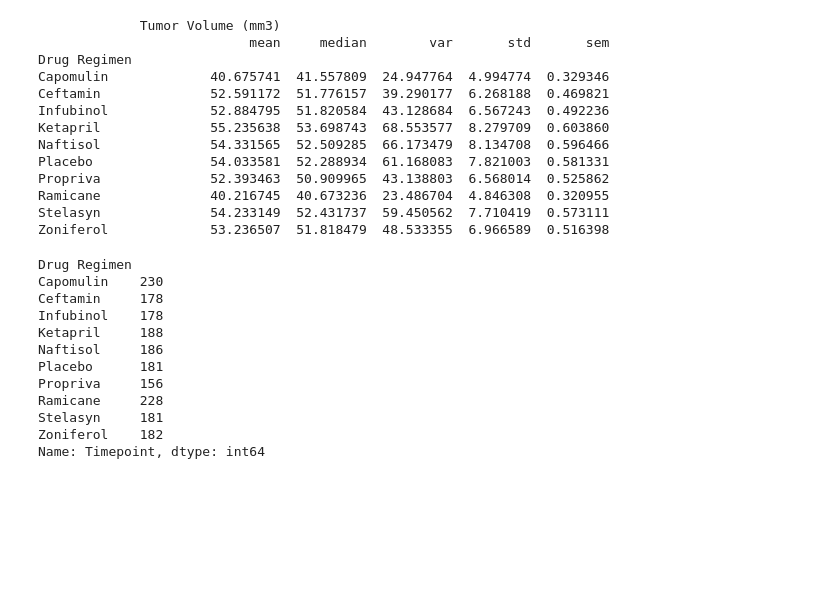
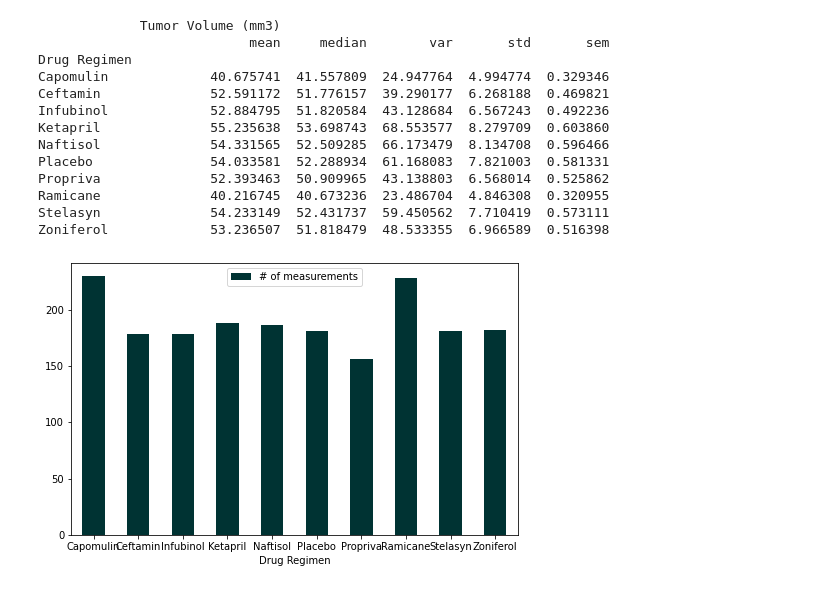
Before and after one commit to Solorzanoluisalberto/matplotlib-challenge, a Jupyter notebook: Pymaceuticals/Main_Pymaceuticals.ipynb, the cells around one changed output. Saved outputs shown, nothing was run; the diff lists cells and outputs as text; code cells hidden in the pictures; blank space fills up the shorter version.

Commit message:
bar plot with pyplot done

```diff
--- a/Pymaceuticals/Main_Pymaceuticals.ipynb
+++ b/Pymaceuticals/Main_Pymaceuticals.ipynb
@@ -179,18 +179,11 @@ Stelasyn              54.233149  52.431737  59.450562  7.710419  0.573111
 Zoniferol             53.236507  51.818479  48.533355  6.966589  0.516398
 # %%
 # Generate a bar plot showing the total number of measurements taken on each drug regimen using pandas.
-measurements_taken = newStudy_Mouse_Data.groupby(["Drug Regimen"]).count()["Timepoint"]
-measurements_taken
+measurements_taken = (newStudy_Mouse_Data.groupby(["Drug Regimen"]).count()["Timepoint"]).to_frame()
+#measurements_taken1 = measurements_taken.to_frame()
+measurements_taken = measurements_taken.rename(columns={"Timepoint":"# of measurements"})
+#print(measurements_taken)
+# first create a Pandas Series or DataFrame and then using the .plot() command. Dataframe.plot.bar()
+measurements_taken.plot.bar(figsize=(8,5), rot=0, color='#003333');
 # %% [output]
-Drug Regimen
-Capomulin    230
-Ceftamin     178
-Infubinol    178
-Ketapril     188
-Naftisol     186
-Placebo      181
-Propriva     156
-Ramicane     228
-Stelasyn     181
-Zoniferol    182
-Name: Timepoint, dtype: int64
+[figure, added]
```
Also changed, not shown: parts of 2 cells of this notebook.
